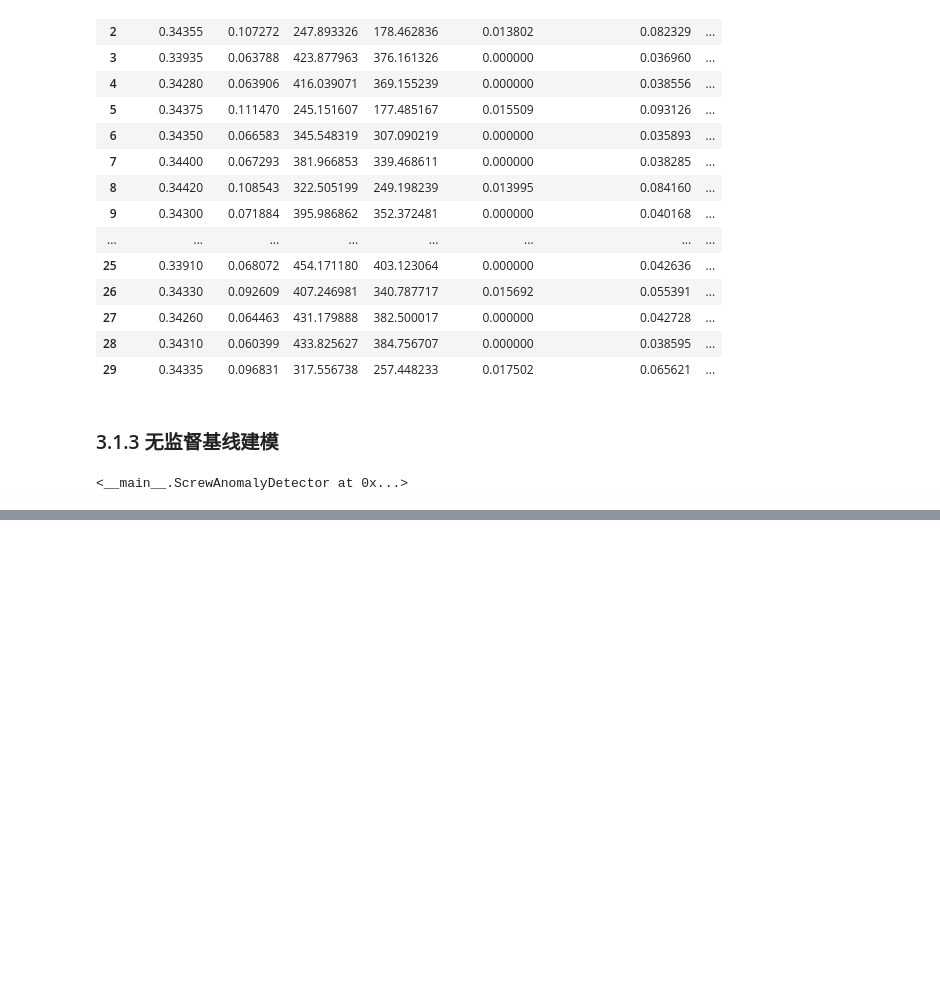
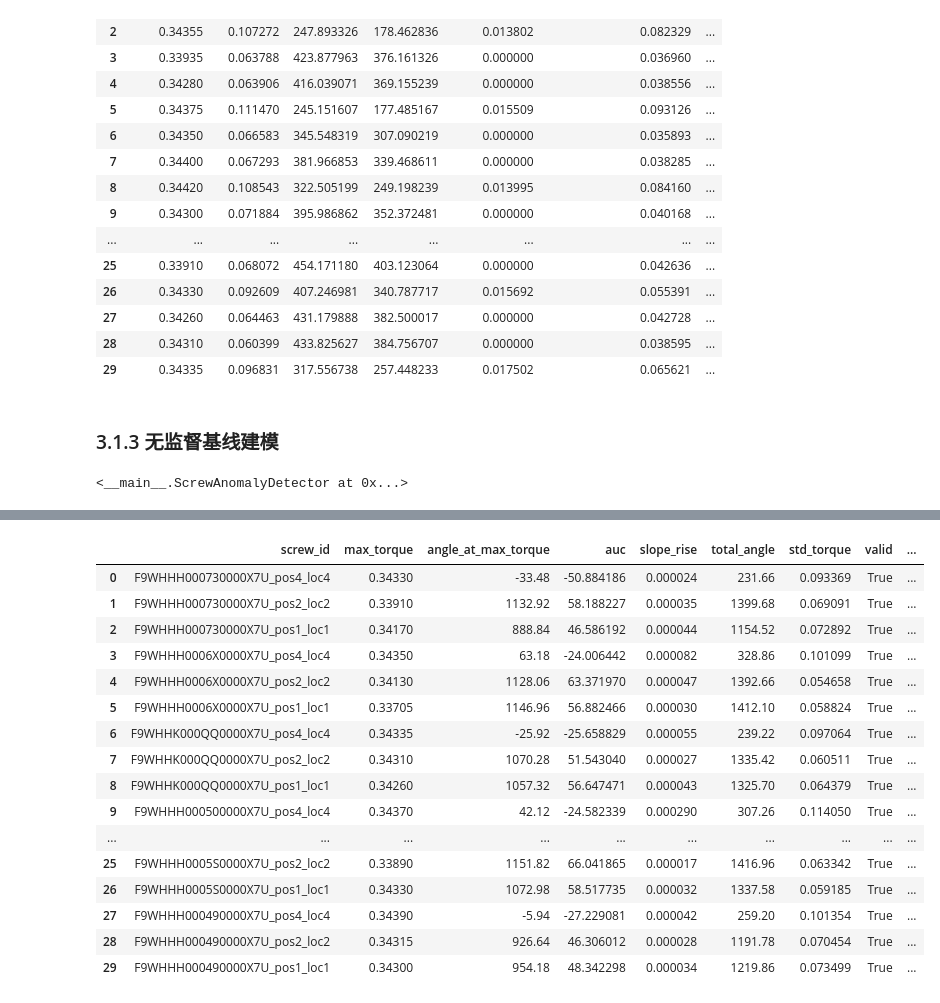
Before and after one commit to Xiaomut/apple, a Jupyter notebook: notebooks/screw.ipynb, the cells around one changed output, grey strips where cells are left out. Saved outputs shown, nothing was run; the diff lists cells and outputs as text; code cells hidden in the pictures; blank space fills up the shorter version.

```diff
--- a/notebooks/screw.ipynb
+++ b/notebooks/screw.ipynb
@@ -723,0 +821,20 @@ detector
+# %%
+features_df
+# %% [output]
+|  | screw_id | max_torque | angle_at_max_torque | auc | slope_rise | total_angle | std_torque | valid | ... |
+| 0 | F9WHHH000730000X7U_pos4_loc4 | 0.34330 | -33.48 | -50.884186 | 0.000024 | 231.66 | 0.093369 | True | ... |
+| 1 | F9WHHH000730000X7U_pos2_loc2 | 0.33910 | 1132.92 | 58.188227 | 0.000035 | 1399.68 | 0.069091 | True | ... |
+| 2 | F9WHHH000730000X7U_pos1_loc1 | 0.34170 | 888.84 | 46.586192 | 0.000044 | 1154.52 | 0.072892 | True | ... |
+| 3 | F9WHHH0006X0000X7U_pos4_loc4 | 0.34350 | 63.18 | -24.006442 | 0.000082 | 328.86 | 0.101099 | True | ... |
+| 4 | F9WHHH0006X0000X7U_pos2_loc2 | 0.34130 | 1128.06 | 63.371970 | 0.000047 | 1392.66 | 0.054658 | True | ... |
+| 5 | F9WHHH0006X0000X7U_pos1_loc1 | 0.33705 | 1146.96 | 56.882466 | 0.000030 | 1412.10 | 0.058824 | True | ... |
+| 6 | F9WHHK000QQ0000X7U_pos4_loc4 | 0.34335 | -25.92 | -25.658829 | 0.000055 | 239.22 | 0.097064 | True | ... |
+| 7 | F9WHHK000QQ0000X7U_pos2_loc2 | 0.34310 | 1070.28 | 51.543040 | 0.000027 | 1335.42 | 0.060511 | True | ... |
+| 8 | F9WHHK000QQ0000X7U_pos1_loc1 | 0.34260 | 1057.32 | 56.647471 | 0.000043 | 1325.70 | 0.064379 | True | ... |
+| 9 | F9WHHH000500000X7U_pos4_loc4 | 0.34370 | 42.12 | -24.582339 | 0.000290 | 307.26 | 0.114050 | True | ... |
+| ... | ... | ... | ... | ... | ... | ... | ... | ... | ... |
+| 25 | F9WHHH0005S0000X7U_pos2_loc2 | 0.33890 | 1151.82 | 66.041865 | 0.000017 | 1416.96 | 0.063342 | True | ... |
+| 26 | F9WHHH0005S0000X7U_pos1_loc1 | 0.34330 | 1072.98 | 58.517735 | 0.000032 | 1337.58 | 0.059185 | True | ... |
+| 27 | F9WHHH000490000X7U_pos4_loc4 | 0.34390 | -5.94 | -27.229081 | 0.000042 | 259.20 | 0.101354 | True | ... |
+| 28 | F9WHHH000490000X7U_pos2_loc2 | 0.34315 | 926.64 | 46.306012 | 0.000028 | 1191.78 | 0.070454 | True | ... |
+| 29 | F9WHHH000490000X7U_pos1_loc1 | 0.34300 | 954.18 | 48.342298 | 0.000034 | 1219.86 | 0.073499 | True | ... |
```
Also changed, not shown: parts of 17 cells of this notebook.
